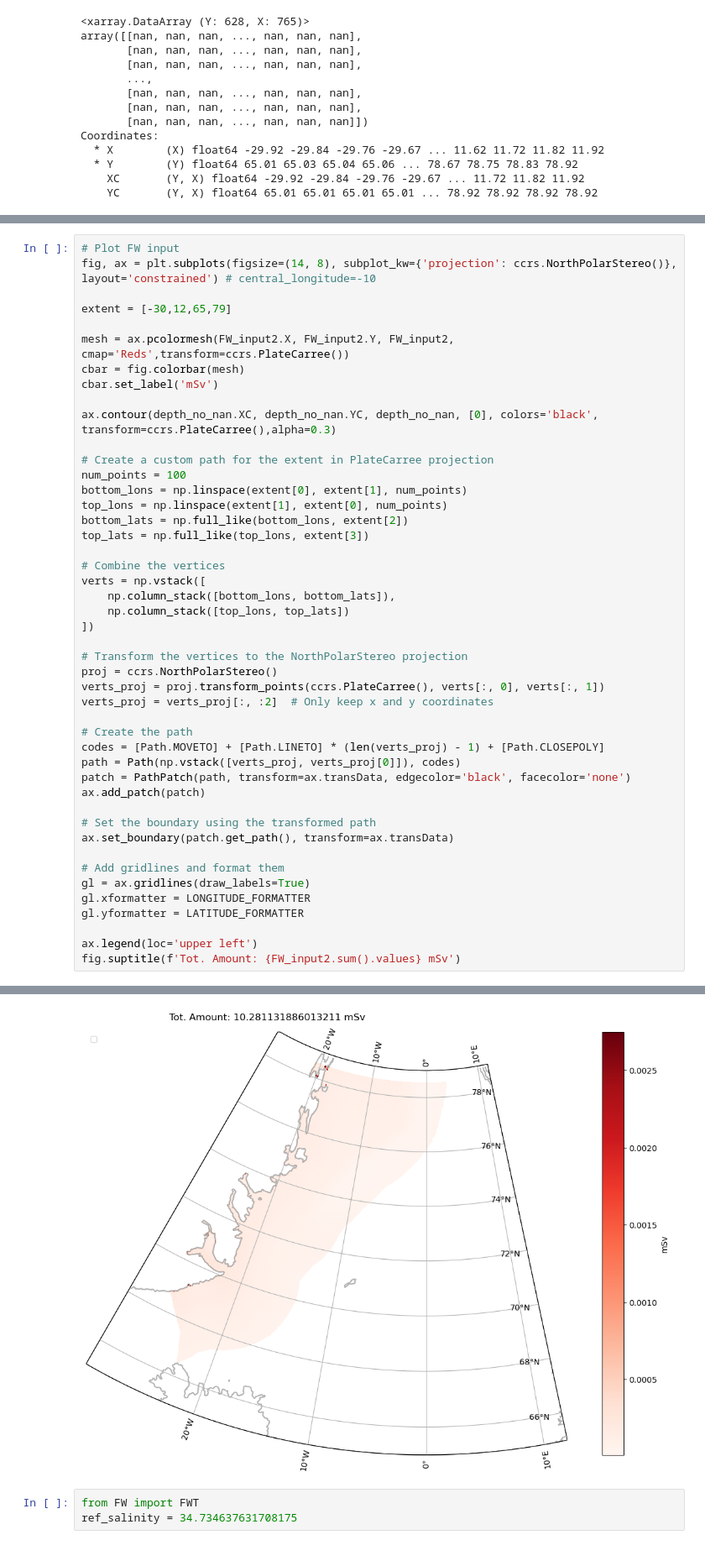
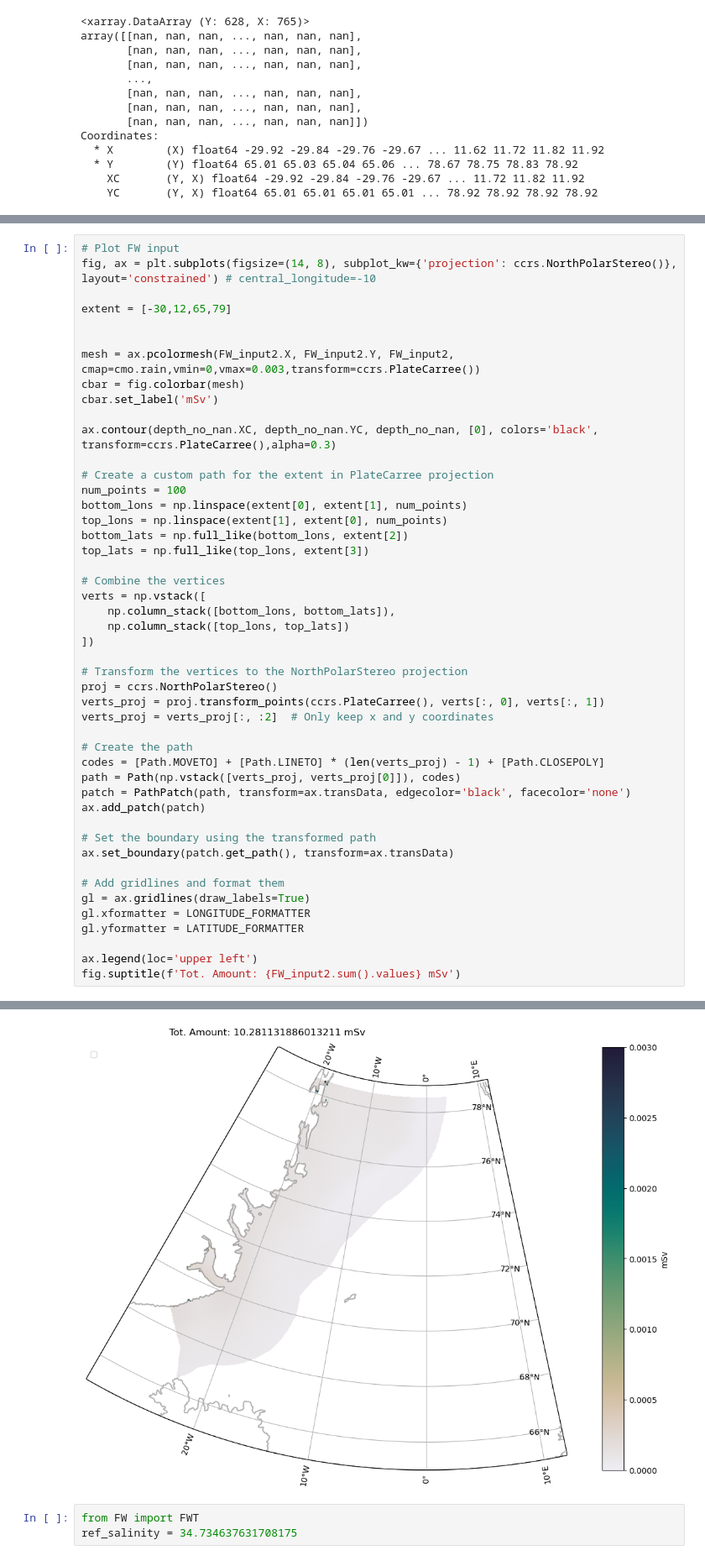
Before and after one commit to EirikKvamme/MScEirik, a Jupyter notebook: FreshWater/FW_budget_full.ipynb, the cells around one changed output, grey strips where cells are left out. Shown at 84% size. Cells and saved outputs as stored; diff of their text form.

Commit message:
Working on plots of FWT

```diff
--- a/FreshWater/FW_budget_full.ipynb
+++ b/FreshWater/FW_budget_full.ipynb
@@ -254,7 +255,8 @@ fig, ax = plt.subplots(figsize=(14, 8), subplot_kw={'projection': ccrs.NorthPola
 
 extent = [-30,12,65,79]
 
-mesh = ax.pcolormesh(FW_input2.X, FW_input2.Y, FW_input2, cmap='Reds',transform=ccrs.PlateCarree())
+
+mesh = ax.pcolormesh(FW_input2.X, FW_input2.Y, FW_input2, cmap=cmo.rain,vmin=0,vmax=0.003,transform=ccrs.PlateCarree())
 cbar = fig.colorbar(mesh)
 cbar.set_label('mSv')
 
@@ -270,34 +272,34 @@ top_lats = np.full_like(top_lons, extent[3])
 # Combine the vertices
 verts = np.vstack([
     np.column_stack([bottom_lons, bottom_lats]),
     np.column_stack([top_lons, top_lats])
 ])
 
 # Transform the vertices to the NorthPolarStereo projection
 proj = ccrs.NorthPolarStereo()
 verts_proj = proj.transform_points(ccrs.PlateCarree(), verts[:, 0], verts[:, 1])
 verts_proj = verts_proj[:, :2]  # Only keep x and y coordinates
 
 # Create the path
 codes = [Path.MOVETO] + [Path.LINETO] * (len(verts_proj) - 1) + [Path.CLOSEPOLY]
 path = Path(np.vstack([verts_proj, verts_proj[0]]), codes)
 patch = PathPatch(path, transform=ax.transData, edgecolor='black', facecolor='none')
 ax.add_patch(patch)
 
 # Set the boundary using the transformed path
 ax.set_boundary(patch.get_path(), transform=ax.transData)
 
 # Add gridlines and format them
 gl = ax.gridlines(draw_labels=True)
 gl.xformatter = LONGITUDE_FORMATTER
 gl.yformatter = LATITUDE_FORMATTER
 
 ax.legend(loc='upper left')
 fig.suptitle(f'Tot. Amount: {FW_input2.sum().values} mSv')
 # %% [output]
 No artists with labels found to put in legend.  Note that artists whose label start with an underscore are ignored when legend() is called with no argument.
 Text(0.5, 0.98, 'Tot. Amount: 10.281131886013211 mSv')
-[figure, old version]
+[figure, new version]
 # %%
 from FW import FWT
 ref_salinity = 34.734637631708175
```
Also changed, not shown: parts of 17 cells of this notebook.
